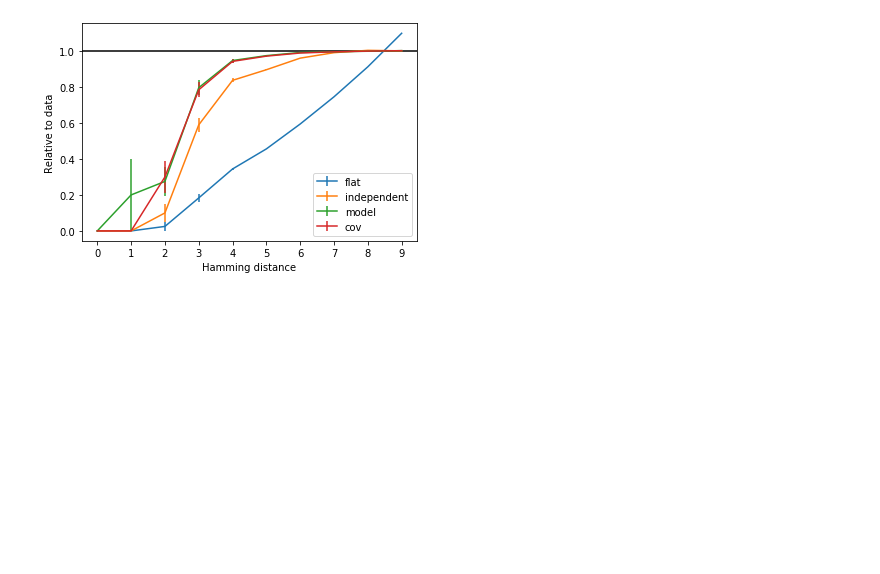
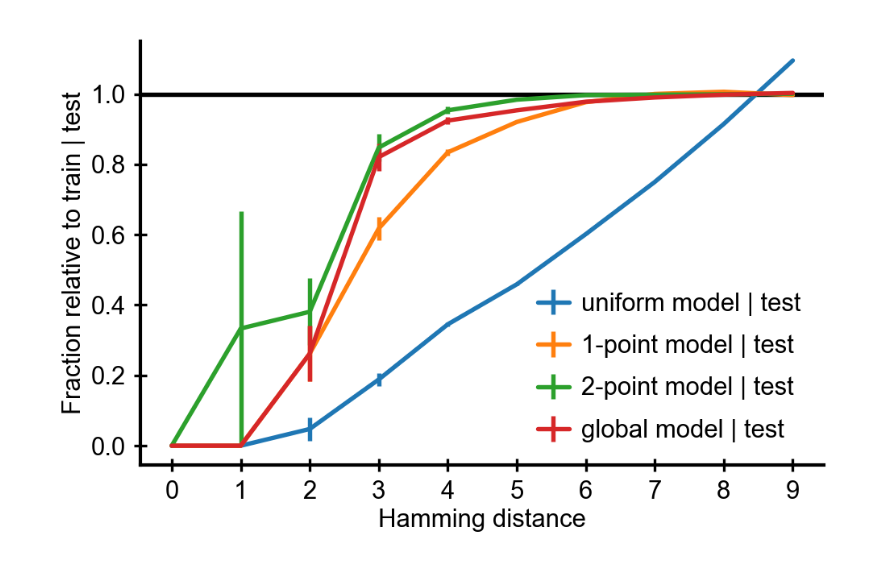
Before and after one commit to andim/peptidome, a Jupyter notebook: code/maxent/distribution_hamming_distances.ipynb, the cells around one changed output. Saved outputs shown, nothing was run; the diff lists cells and outputs as text; code cells hidden in the pictures; blank space fills up the shorter version.

Commit message:
uniref50 virus dataset

```diff
--- a/code/maxent/distribution_hamming_distances.ipynb
+++ b/code/maxent/distribution_hamming_distances.ipynb
@@ -30,17 +31,8 @@ sample_matrices['independent'] = np.random.choice(np.arange(0, 20, 1), size=samp
 # %%
 sample_matrices['flat'] = np.random.choice(np.arange(0, 20, 1), size=sample_matrices['test'].shape)
 # %%
-nsample = 8e7
+nsample = 1e8
 L = sample_matrices['test'].shape[1]
 hists_dict = {}
 for dataset in ['test', 'model', 'independent', 'flat', 'cov']:
     hists_dict[dataset] = pairwise_distances_jit(sample_matrices[dataset], N=nsample)
-# %%
-bins = np.arange(L+1)
-fig, ax = plt.subplots()
-for dataset in ['flat', 'independent', 'model', 'test', 'cov']:
-    ax.step(bins, hists_dict[dataset], label=dataset, where='mid')
-ax.set_yscale('log')
-ax.set_xticks(bins)
-ax.set_xlim(bins[0], bins[-1])
-ax.legend(loc='upper left');
@@ -54,3 +44,12 @@ hists_dict['filtered'] = pairwise_distances_jit(filtered, N=nsample)
 hists_dict['train_test'] = pairwise_distances_jit(sample_matrices['train'],
                                                   data2=sample_matrices['test'],
                                                   N=nsample)
+# %%
+bins = np.arange(L+1)
+fig, ax = plt.subplots()
+for dataset in ['flat', 'independent', 'model', 'test', 'cov', 'train_test']:
+    ax.step(bins, hists_dict[dataset], label=dataset, where='mid')
+ax.set_yscale('log')
+ax.set_xticks(bins)
+ax.set_xlim(bins[0], bins[-1])
+ax.legend(loc='upper left');
@@ -70,14 +71,19 @@ sample_composition = np.concatenate(sampless)
 hists_dict['composition'] = pairwise_distances_jit(sample_composition, N=nsample)
 # %%
 fig, ax = plt.subplots()
-for dataset in ['flat', 'independent', 'model', 'train_test', 'cov', 'filtered']:
-    ax.errorbar(bins, (hists_dict[dataset])/(hists_dict['test']),
-                hists_dict[dataset]**.5/hists_dict['test'],
-                label=dataset)
+labels = {'flat': 'uniform model',
+          'model': '2-point model',
+          'cov':'global model',
+          'independent' : '1-point model'}
+for dataset in ['flat', 'independent', 'cov', 'model']:
+    ax.errorbar(bins, (hists_dict[dataset])/(hists_dict['train_test']),
+                hists_dict[dataset]**.5/hists_dict['train_test'],
+                label=labels[dataset])
 ax.set_xticks(bins)
 ax.axhline(1.0, c='k')
 ax.set_ylim(0.0, 1.1)
 ax.legend(loc='lower right')
 ax.set_xlabel('Hamming distance')
-ax.set_ylabel('Relative to data');
+ax.set_ylabel('Fraction relative to train | test')
+fig.tight_layout()
 # %% [output]
@@ -103,13 +109,15 @@ ax.set_ylabel('Count');
 # %%
 fig, ax = plt.subplots()
 for dataset in ['flat', 'independent', 'model', 'cov']:
-    ax.errorbar(bins, pairwise_hist[dataset]/hists_dict['test'],
-                pairwise_hist[dataset]**.5/hists_dict['test'],
-                label=dataset)
+    ax.errorbar(bins, pairwise_hist[dataset]/hists_dict['train_test'],
+                pairwise_hist[dataset]**.5/hists_dict['train_test'],
+                label=labels[dataset] + ' | test')
 ax.set_xticks(bins)
 ax.legend(loc='lower right')
 ax.axhline(1.0, c='k')
 ax.set_xlabel('Hamming distance')
-ax.set_ylabel('Relative to data');
+ax.set_ylabel('Fraction relative to train | test')
+fig.tight_layout()
+fig.savefig('../../paper/images/hammingdist.pdf')
 # %% [output]
-[figure, old version]
+[figure, new version]
```
Also changed, not shown: parts of 6 cells of this notebook, 11 other files.
